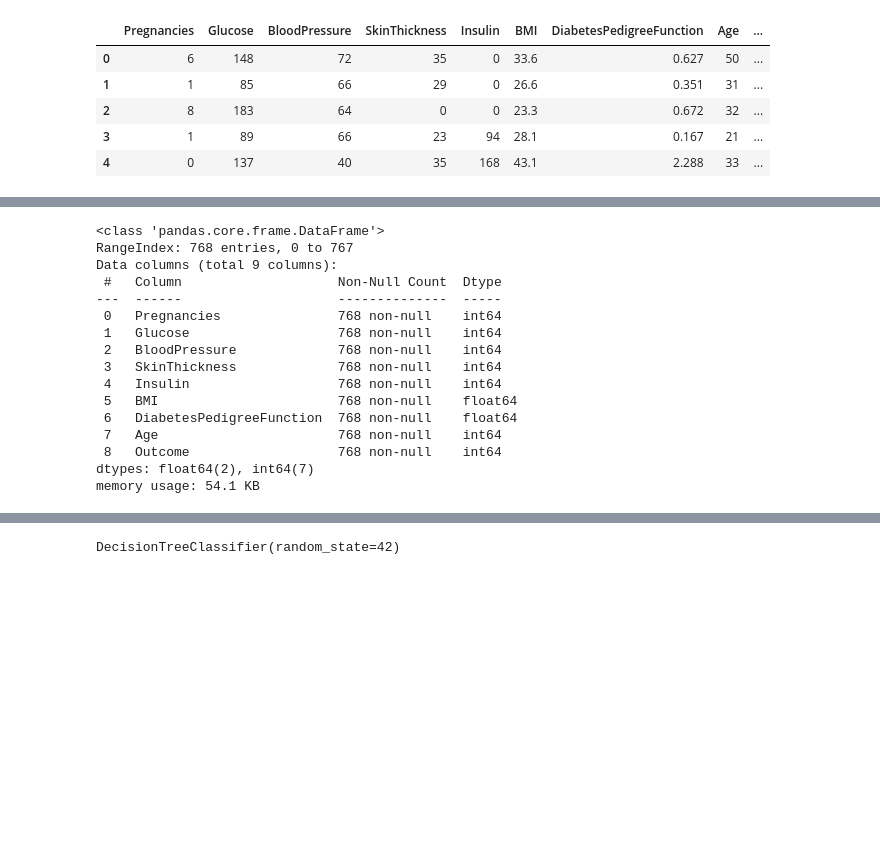
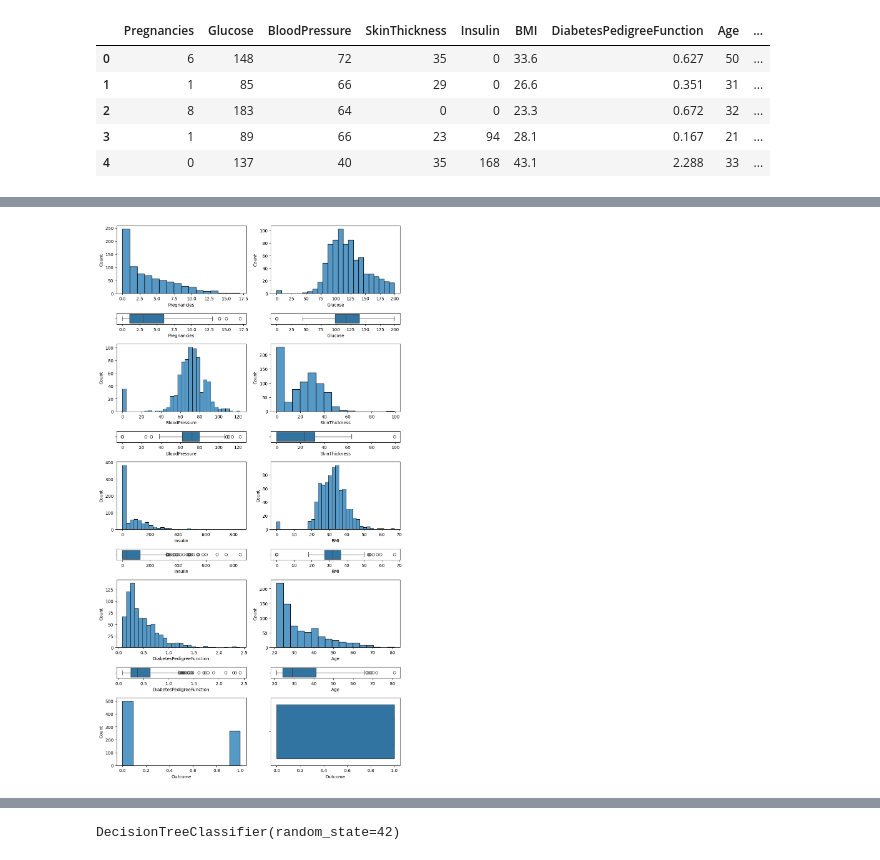
Before and after one commit to 4GeeksAcademy/Maldo1904-Tutorial-del-Proyecto-rbol-de-Decisi-n, a Jupyter notebook: src/explore.ipynb, the cells around one changed output, grey strips where cells are left out. Cells and saved outputs as stored; diff of their text form; code cells hidden in the pictures; blank space fills up the shorter version.

```diff
--- a/src/explore.ipynb
+++ b/src/explore.ipynb
@@ -36,22 +53,3 @@ memory usage: 54.1 KB
-# %%
-df.info()
-# %% [output]
-<class 'pandas.core.frame.DataFrame'>
-RangeIndex: 768 entries, 0 to 767
-Data columns (total 9 columns):
- #   Column                    Non-Null Count  Dtype
----  ------                    --------------  -----
- 0   Pregnancies               768 non-null    int64
- 1   Glucose                   768 non-null    int64
- 2   BloodPressure             768 non-null    int64
- 3   SkinThickness             768 non-null    int64
- 4   Insulin                   768 non-null    int64
- 5   BMI                       768 non-null    float64
- 6   DiabetesPedigreeFunction  768 non-null    float64
- 7   Age                       768 non-null    int64
- 8   Outcome                   768 non-null    int64
-dtypes: float64(2), int64(7)
-memory usage: 54.1 KB
 # %%
 df.describe()
 #REVISAR POR QUE GLUCOSA Y ETC DAN 0
@@ -69,0 +66,37 @@ EDA
+# %%
+import matplotlib.pyplot as plt
+import seaborn as sns
+
+fig, axis = plt.subplots(9, 2, figsize=(10, 18), gridspec_kw={'height_ratios': [6, 1] * 4 + [6]})
+
+sns.histplot(ax=axis[0,0], data=df, x='Pregnancies')
+sns.boxplot(ax=axis[1,0], data=df, x='Pregnancies')
+
+sns.histplot(ax=axis[0,1], data=df, x='Glucose')
+sns.boxplot(ax=axis[1,1], data=df, x='Glucose')
+
+sns.histplot(ax=axis[2,0], data=df, x='BloodPressure')
+sns.boxplot(ax=axis[3,0], data=df, x='BloodPressure')
+
+sns.histplot(ax=axis[2,1], data=df, x='SkinThickness')
+sns.boxplot(ax=axis[3,1], data=df, x='SkinThickness')
+
+sns.histplot(ax=axis[4,0], data=df, x='Insulin')
+sns.boxplot(ax=axis[5,0], data=df, x='Insulin')
+
+sns.histplot(ax=axis[4,1], data=df, x='BMI')
+sns.boxplot(ax=axis[5,1], data=df, x='BMI')
+
+sns.histplot(ax=axis[6,0], data=df, x='DiabetesPedigreeFunction')
+sns.boxplot(ax=axis[7,0], data=df, x='DiabetesPedigreeFunction')
+
+sns.histplot(ax=axis[6,1], data=df, x='Age')
+sns.boxplot(ax=axis[7,1], data=df, x='Age')
+
+sns.histplot(ax=axis[8,0], data=df, x='Outcome')
+sns.boxplot(ax=axis[8,1], data=df, x='Outcome')
+
+plt.tight_layout()
+plt.show()
+# %% [output]
+[figure, added]
```
Also changed, not shown: parts of 23 cells of this notebook, 1 other file.
